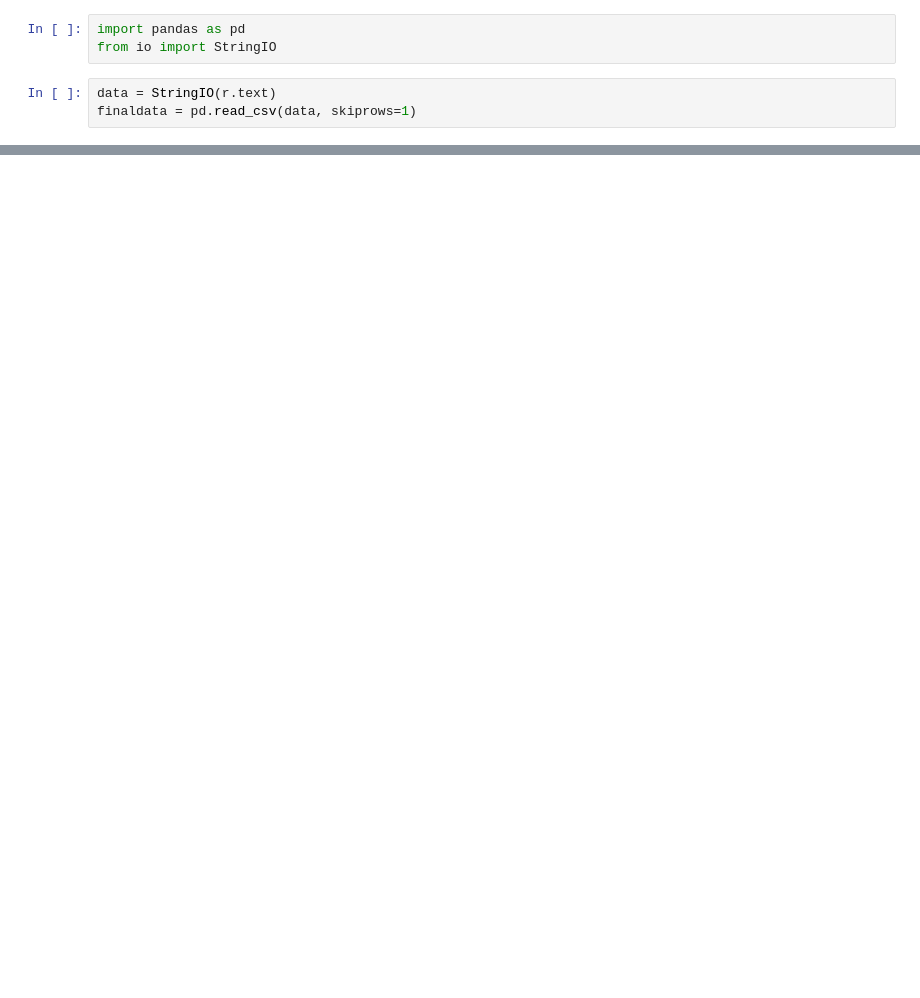
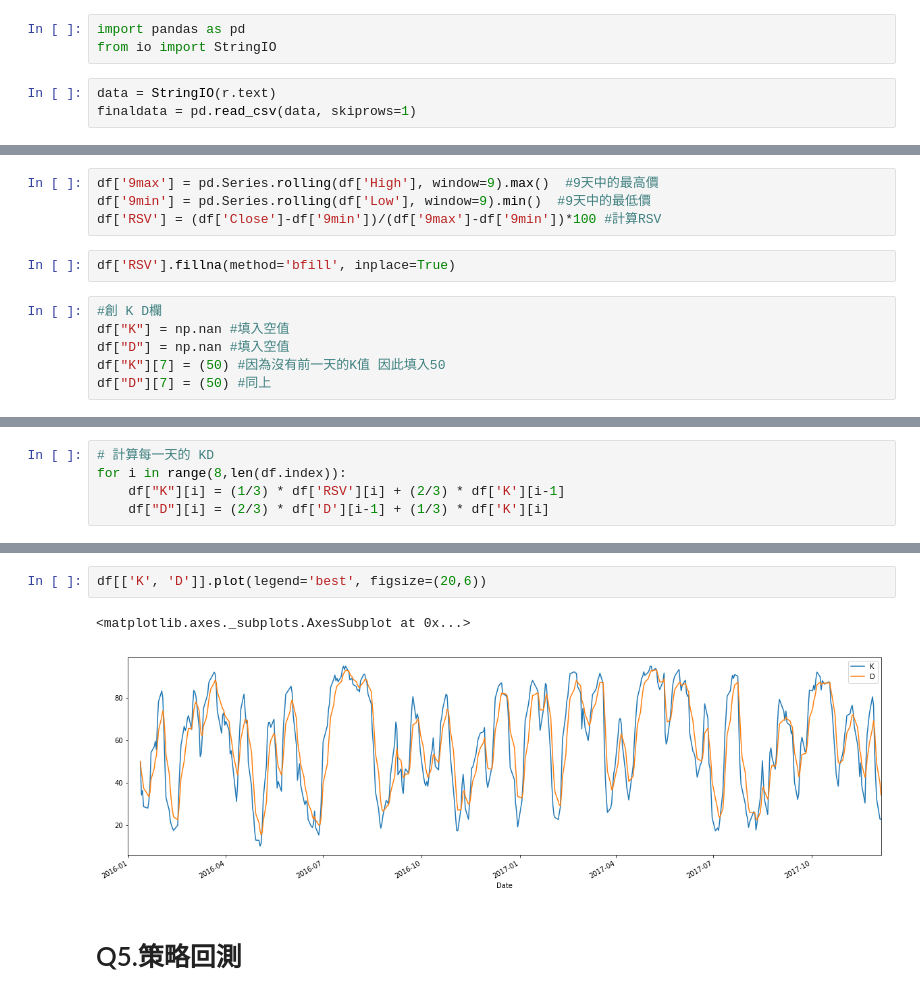
Before and after one commit to yihaulin/2017FM617, a Jupyter notebook: M064810003_quant2017/Midterm/Midterm.ipynb, the cells around one changed output, grey strips where cells are left out. Drawn from its saved outputs; the diff is of its cells as text; blank space fills up the shorter version.

```diff
--- a/M064810003_quant2017/Midterm/Midterm.ipynb
+++ b/M064810003_quant2017/Midterm/Midterm.ipynb
@@ -113,0 +130,12 @@ finaldata
+# %%
+df['9max'] = pd.Series.rolling(df['High'], window=9).max()  #9天中的最高價
+df['9min'] = pd.Series.rolling(df['Low'], window=9).min()  #9天中的最低價
+df['RSV'] = (df['Close']-df['9min'])/(df['9max']-df['9min'])*100 #計算RSV
+# %%
+df['RSV'].fillna(method='bfill', inplace=True)
+# %%
+#創 K D欄
+df["K"] = np.nan #填入空值
+df["D"] = np.nan #填入空值
+df["K"][7] = (50) #因為沒有前一天的K值 因此填入50
+df["D"][7] = (50) #同上
@@ -113,0 +151,5 @@ finaldata
+# %%
+# 計算每一天的 KD
+for i in range(8,len(df.index)):
+    df["K"][i] = (1/3) * df['RSV'][i] + (2/3) * df['K'][i-1]
+    df["D"][i] = (2/3) * df['D'][i-1] + (1/3) * df['K'][i]
@@ -113,0 +187,7 @@ finaldata
+# %%
+df[['K', 'D']].plot(legend='best', figsize=(20,6))
+# %% [output]
+<matplotlib.axes._subplots.AxesSubplot at 0x...>
+[figure, added]
+# %% [markdown]
+# Q5.策略回測
```
Also changed, not shown: parts of 9 cells of this notebook, 2 other files.
